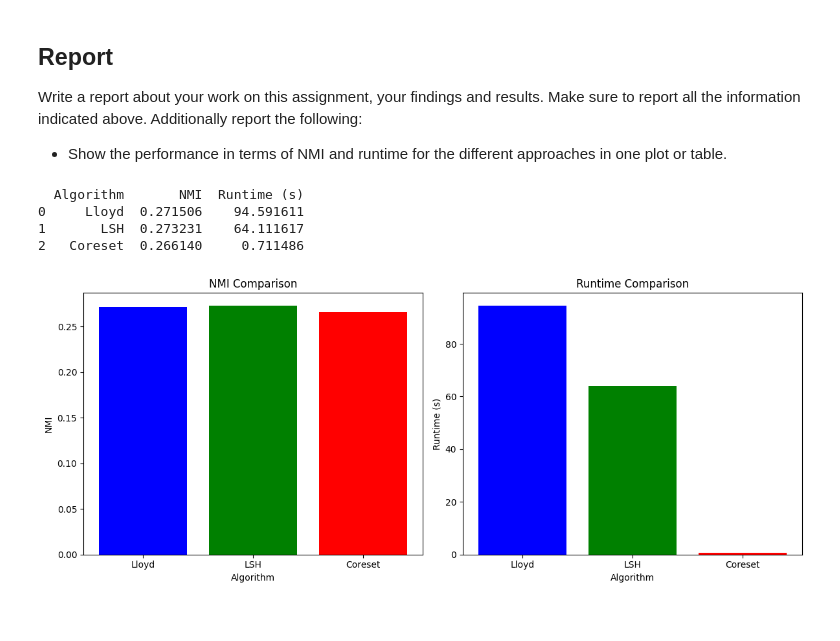
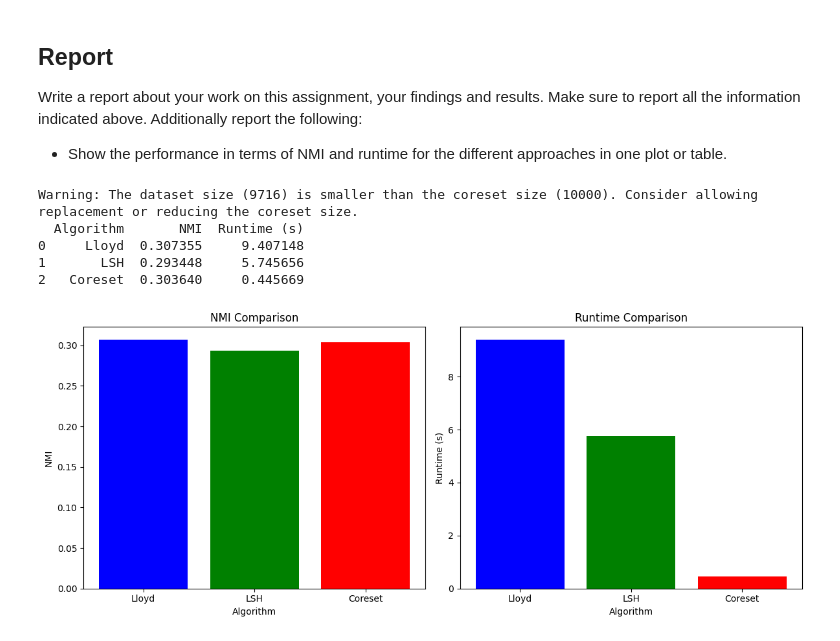
Before and after one commit to nks84/mma_pa1, a Jupyter notebook: pa3/pa3_start.ipynb, the cells around one changed output. Drawn from its saved outputs; the diff is of its cells as text; code cells hidden in the pictures.

```diff
--- a/pa3/pa3_start.ipynb
+++ b/pa3/pa3_start.ipynb
@@ -66,8 +66,8 @@ def random_data_load(dvide_amount = 10):
 
     return X_scaled, true_labels
 # %%
-X_scaled, true_labels = random_data_load(10)
-X, true_labels = random_data_load(10)
+X_scaled, true_labels = random_data_load(15)
+X, true_labels = random_data_load(15)
 # %% [markdown]
 # Clustring routine
 # %%
@@ -338,7 +338,7 @@ def compute_lsh_hashes(X, a, b, w):
 def assign_to_buckets(hashes):
     bucket_dict = defaultdict(list)
     for index, hash_values in enumerate(hashes):
-        hash_tuple = tuple(hash_values.tolist())
+        hash_tuple = tuple(hash_values)
         bucket_dict[hash_tuple].append(index)
     return bucket_dict
 
@@ -370,10 +370,7 @@ def initialize_clusters(X, k):
 
 
 
-
-
-
-def kmeans_lsh(X, k, max_iters=500, n=20, m=10, w=4.0):
+def kmeans_lsh(X, k, max_iters=500, n=5, m=5, w=4.0):
     start_time = time.time()
 
     a, b, w = initialize_lsh(X, n, m, w)
@@ -708,7 +684,7 @@ import matplotlib.pyplot as plt
 # Placeholder function for Lloyd's algorithm (KMeans)
 def run_lloyd_algorithm(data, labels_true):
     start_time = time.time()
-    centroids, labels_pred, iteration, inertia_history, total_distance_calculations, runtime = kmeans(X_scaled, 153, 50)
+    centroids, labels_pred, iteration, inertia_history, total_distance_calculations, runtime = kmeans(X_scaled, 153, 10)
     nmi = normalized_mutual_info_score(labels_true, labels_pred)
     runtime = time.time() - start_time
     return nmi, runtime
@@ -717,7 +693,7 @@ def run_lloyd_algorithm(data, labels_true):
 def run_lsh_algorithm(data, labels_true):
     start_time = time.time()
     # Simulate LSH algorithm
-    centroids, labels_pred, iteration, inertia_history, total_distance_calculations, runtime = results_k_means_lsh = kmeans_lsh(X_scaled, 153, 50)
+    centroids, labels_pred, iteration, inertia_history, total_distance_calculations, runtime = results_k_means_lsh = kmeans_lsh(X_scaled, 153, 10)
     nmi = normalized_mutual_info_score(labels_true, labels_pred)
     runtime = time.time() - start_time
     return nmi, runtime
@@ -726,7 +702,7 @@ def run_lsh_algorithm(data, labels_true):
 def run_coreset_algorithm(data, labels_true):
     start_time = time.time()
     # Simulate Coreset algorithm
-    centroids, labels_pred, num_iterations, inertia_history, distance_calculations, runtime, indices, variance_list = kmeans_coreset(X, 153, 10000, 50000, 50)
+    centroids, labels_pred, num_iterations, inertia_history, distance_calculations, runtime, indices, variance_list = kmeans_coreset(X, 153, 10000, 50000, 10)
     nmi = normalized_mutual_info_score(labels_true, labels_pred)
     runtime = time.time() - start_time
     return nmi, runtime
@@ -751,34 +727,35 @@ for algo in algorithms:
         'NMI': nmi,
         'Runtime (s)': runtime
     })
 
 # Create a DataFrame from the results
 results_df = pd.DataFrame(results)
 
 # Display the results
 print(results_df)
 # Plot the NMI for each algorithm
 plt.figure(figsize=(12, 5))
 
 plt.subplot(1, 2, 1)
 plt.bar(results_df['Algorithm'], results_df['NMI'], color=['blue', 'green', 'red'])
 plt.xlabel('Algorithm')
 plt.ylabel('NMI')
 plt.title('NMI Comparison')
 
 # Plot the runtime for each algorithm
 plt.subplot(1, 2, 2)
 plt.bar(results_df['Algorithm'], results_df['Runtime (s)'], color=['blue', 'green', 'red'])
 plt.xlabel('Algorithm')
 plt.ylabel('Runtime (s)')
 plt.title('Runtime Comparison')
 
 # Adjust layout and show the plot
 plt.tight_layout()
 plt.show()
 # %% [output]
+Warning: The dataset size (9716) is smaller than the coreset size (10000). Consider allowing replacement or reducing the coreset size.
   Algorithm       NMI  Runtime (s)
-0     Lloyd  0.271506    94.591611
-1       LSH  0.273231    64.111617
-2   Coreset  0.266140     0.711486
+0     Lloyd  0.307355     9.407148
+1       LSH  0.293448     5.745656
+2   Coreset  0.303640     0.445669
-[figure, old version]
+[figure, new version]
```
Also changed, not shown: parts of 3 cells of this notebook.
